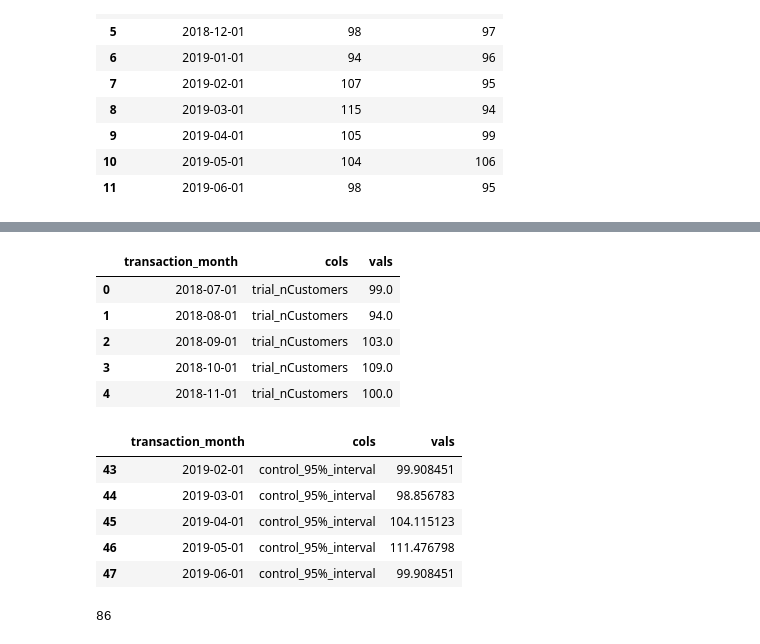
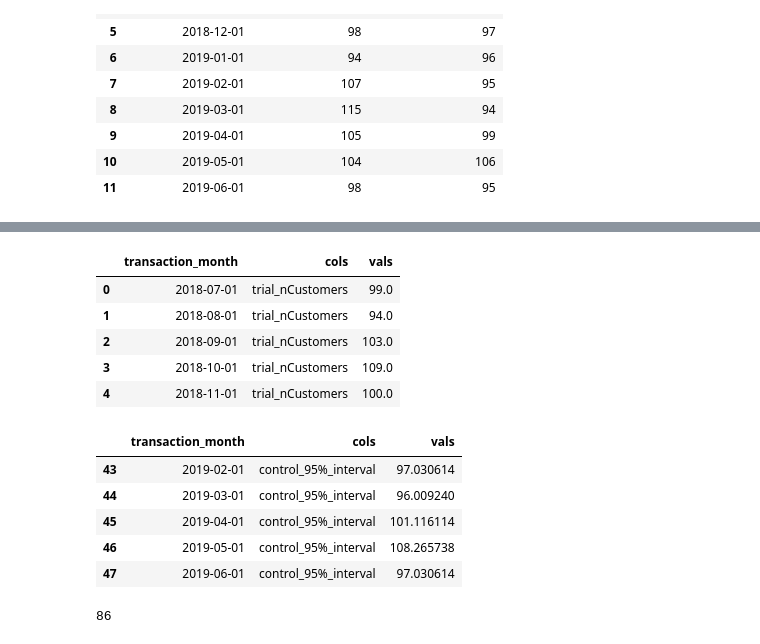
Before and after one commit to daniel8691/Quantium-virtual-internship, a Jupyter notebook: module_two_experimentation_uplifttesting.ipynb, the cells around one changed output, grey strips where cells are left out. Saved outputs shown, nothing was run; the diff lists cells and outputs as text; code cells hidden in the pictures.

```diff
--- a/module_two_experimentation_uplifttesting.ipynb
+++ b/module_two_experimentation_uplifttesting.ipynb
@@ -2163,25 +2251,25 @@ combineCustomers_df.head()
 # %%
 # melt combineCustomers_df for graphing
-melted_customer_df = combineCustomers_df.melt('transaction_month',var_name='cols',value_name='vals')
+melted_86_customer_df = combineCustomers_df.melt('transaction_month',var_name='cols',value_name='vals')
 
 # convert transaction month to string datatype so xticks won't display time in seconds
-melted_customer_df['transaction_month'] = melted_customer_df['transaction_month'].astype("str")
+melted_86_customer_df['transaction_month'] = melted_86_customer_df['transaction_month'].astype("str")
 # %%
-display(melted_customer_df.head())
-display(melted_customer_df.tail())
+display(melted_86_customer_df.head())
+display(melted_86_customer_df.tail())
 # %% [output]
 |  | transaction_month | cols | vals |
 | 0 | 2018-07-01 | trial_nCustomers | 99.0 |
 | 1 | 2018-08-01 | trial_nCustomers | 94.0 |
 | 2 | 2018-09-01 | trial_nCustomers | 103.0 |
 | 3 | 2018-10-01 | trial_nCustomers | 109.0 |
 | 4 | 2018-11-01 | trial_nCustomers | 100.0 |
 |  | transaction_month | cols | vals |
-| 43 | 2019-02-01 | control_95%_interval | 99.908451 |
-| 44 | 2019-03-01 | control_95%_interval | 98.856783 |
-| 45 | 2019-04-01 | control_95%_interval | 104.115123 |
-| 46 | 2019-05-01 | control_95%_interval | 111.476798 |
-| 47 | 2019-06-01 | control_95%_interval | 99.908451 |
+| 43 | 2019-02-01 | control_95%_interval | 97.030614 |
+| 44 | 2019-03-01 | control_95%_interval | 96.009240 |
+| 45 | 2019-04-01 | control_95%_interval | 101.116114 |
+| 46 | 2019-05-01 | control_95%_interval | 108.265738 |
+| 47 | 2019-06-01 | control_95%_interval | 97.030614 |
 # %%
 trial_store
 # %% [output]
```
Also changed, not shown: parts of 9 cells of this notebook, 3 other files.
